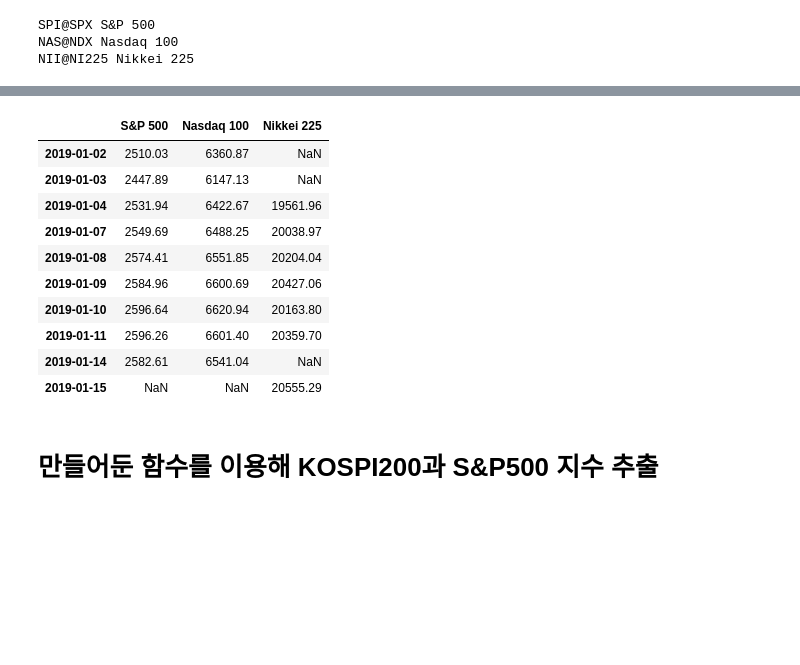
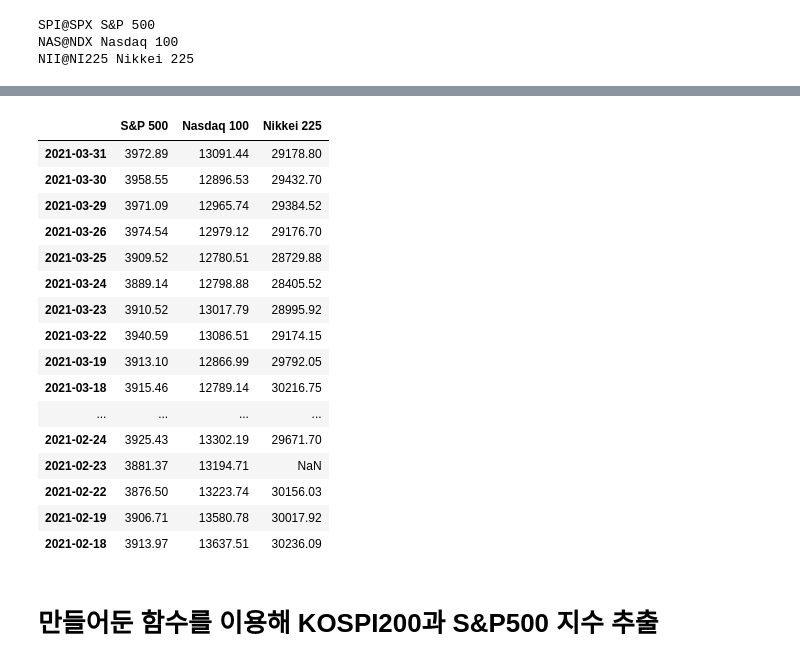
Before and after one commit to finterstellar/download, a Jupyter notebook: 07.1. 과거시세 수집.ipynb, the cells around one changed output, grey strips where cells are left out. Cells and saved outputs as stored; diff of their text form; code cells hidden in the pictures; blank space fills up the shorter version.

```diff
--- a/07.1. 과거시세 수집.ipynb
+++ b/07.1. 과거시세 수집.ipynb
@@ -389,17 +386,17 @@ print(d)
 # %%
 def read_json(d, symbol, page=1):
     url = 'https://finance.naver.com/world/worldDayListJson.nhn?symbol='+symbol+'&fdtc=0&page='+str(page)
-    raw = urlopen(url)
-    data = json.load(raw)
+    r = requests.post(url)
+    data = json.loads(r.text)
 
     for n in range(len(data)):
         date = pd.to_datetime(data[n]['xymd']).date()
         price = float(data[n]['clos'])
         d[date] = price
 
-    if len(data) == 10 and page<3:
+    if len(data) >= 9 and page<3:
         page += 1
         read_json(d, symbol, page)
 
-    return (d)
+    return d
 # %%
@@ -416,7 +419,7 @@ dtype: float64
 indices = {
     'SPI@SPX' : 'S&P 500',
     'NAS@NDX' : 'Nasdaq 100',
-    'NII@NI225' : 'Nikkei 225'
+    'NII@NI225' : 'Nikkei 225',
 }
 # %%
 historical_indices = dict()
@@ -453,8 +457,8 @@ def index_global(d, symbol, start_date='', end_date='', page=1):
     start_date = date_format(start_date)
 
     url = 'https://finance.naver.com/world/worldDayListJson.nhn?symbol='+symbol+'&fdtc=0&page='+str(page)
-    raw = urlopen(url)
-    data = json.load(raw)
+    r = requests.post(url)
+    data = json.loads(r.text)
 
     if len(data) > 0:
 
@@ -469,36 +473,42 @@ def index_global(d, symbol, start_date='', end_date='', page=1):
                 d[date] = price
             elif date < start_date:
             # start_date 이전이면 함수 종료
-                return (d)
+                return d
 
-        if len(data) == 10:
+        if len(data) >= 9:
             page += 1
             index_global(d, symbol, start_date, end_date, page)
 
-    return (d)
+    return d
 # %%
 historical_indices = dict()
-start_date = '2019-01-01'
-end_date = '2019-3-31'
+start_date = '2021-01-01'
+end_date = '2021-3-31'
 for key, value in indices.items():
     s = dict()
-    s = index_global(s, key, start_date)
+    s = index_global(s, key, start_date, end_date)
     historical_indices[value] = s
 prices_df = pd.DataFrame(historical_indices)
 # %%
-prices_df
+prices_df[:30]
 # %% [output]
 |  | S&P 500 | Nasdaq 100 | Nikkei 225 |
-| 2019-01-02 | 2510.03 | 6360.87 | NaN |
-| 2019-01-03 | 2447.89 | 6147.13 | NaN |
-| 2019-01-04 | 2531.94 | 6422.67 | 19561.96 |
-| 2019-01-07 | 2549.69 | 6488.25 | 20038.97 |
-| 2019-01-08 | 2574.41 | 6551.85 | 20204.04 |
-| 2019-01-09 | 2584.96 | 6600.69 | 20427.06 |
-| 2019-01-10 | 2596.64 | 6620.94 | 20163.80 |
-| 2019-01-11 | 2596.26 | 6601.40 | 20359.70 |
-| 2019-01-14 | 2582.61 | 6541.04 | NaN |
-| 2019-01-15 | NaN | NaN | 20555.29 |
+| 2021-03-31 | 3972.89 | 13091.44 | 29178.80 |
+| 2021-03-30 | 3958.55 | 12896.53 | 29432.70 |
+| 2021-03-29 | 3971.09 | 12965.74 | 29384.52 |
+| 2021-03-26 | 3974.54 | 12979.12 | 29176.70 |
+| 2021-03-25 | 3909.52 | 12780.51 | 28729.88 |
+| 2021-03-24 | 3889.14 | 12798.88 | 28405.52 |
+| 2021-03-23 | 3910.52 | 13017.79 | 28995.92 |
+| 2021-03-22 | 3940.59 | 13086.51 | 29174.15 |
+| 2021-03-19 | 3913.10 | 12866.99 | 29792.05 |
+| 2021-03-18 | 3915.46 | 12789.14 | 30216.75 |
+| ... | ... | ... | ... |
+| 2021-02-24 | 3925.43 | 13302.19 | 29671.70 |
+| 2021-02-23 | 3881.37 | 13194.71 | NaN |
+| 2021-02-22 | 3876.50 | 13223.74 | 30156.03 |
+| 2021-02-19 | 3906.71 | 13580.78 | 30017.92 |
+| 2021-02-18 | 3913.97 | 13637.51 | 30236.09 |
 # %% [markdown]
 # 만들어둔 함수를 이용해 KOSPI200과 S&P500 지수 추출
 # %%
```
Also changed, not shown: parts of 43 cells of this notebook, 2 other files.
